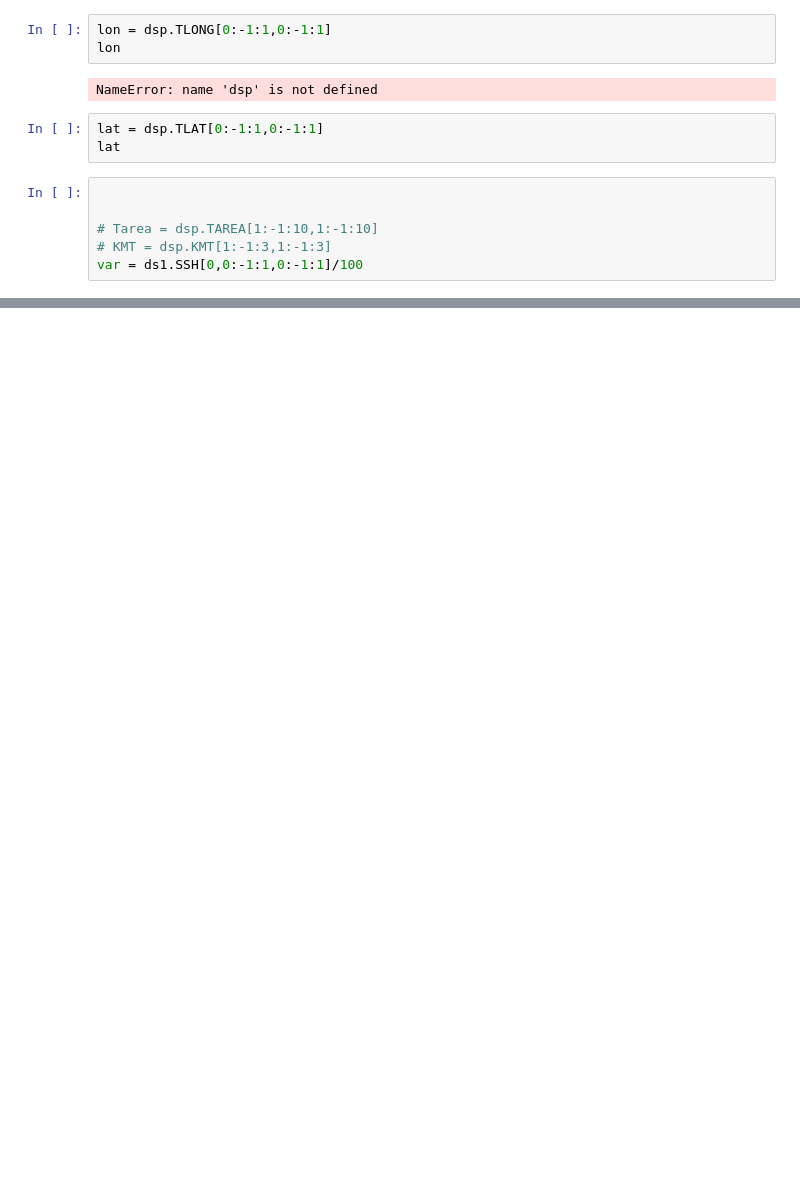
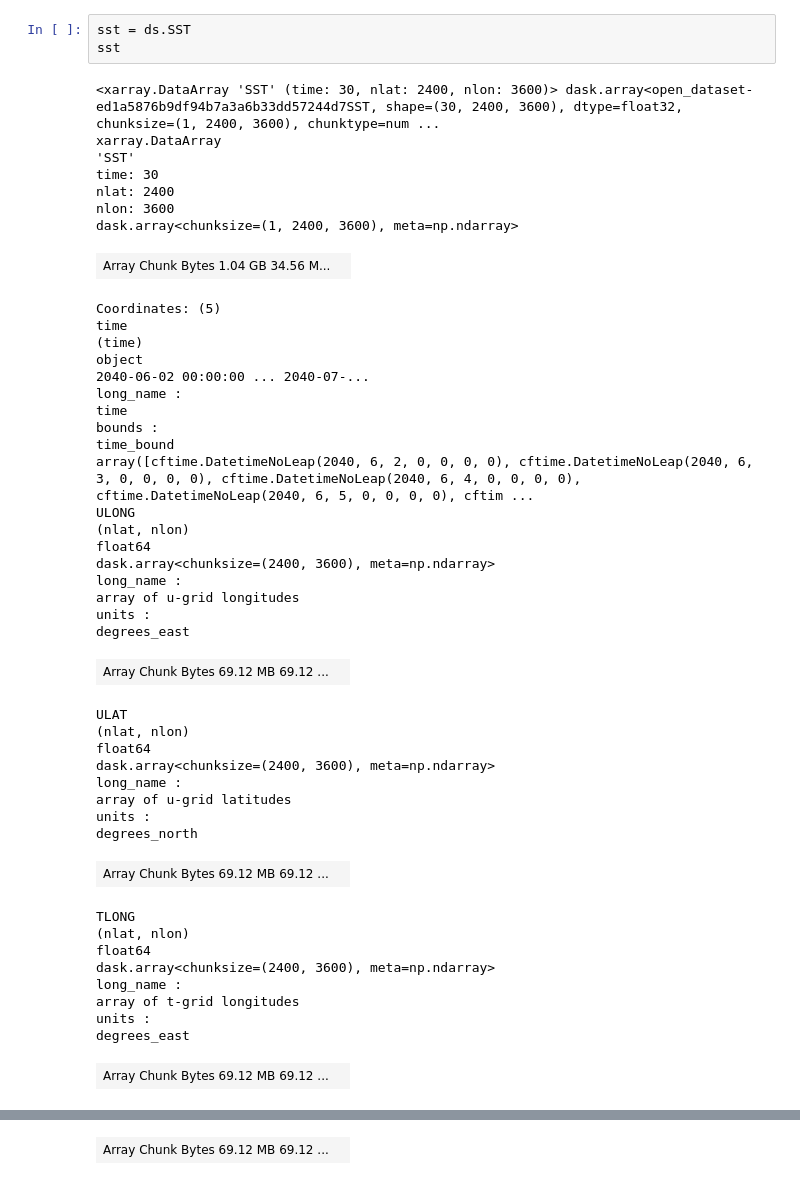
Before and after one commit to abishekg7/pangeo_binders, a Jupyter notebook: xarray_HR.ipynb, the cells around one changed output, grey strips where cells are left out. Drawn from its saved outputs; the diff is of its cells as text; blank space fills up the shorter version.

```diff
--- a/xarray_HR.ipynb
+++ b/xarray_HR.ipynb
@@ -21,14 +32,49 @@ NotImplementedError: Item assignment with <class 'tuple'> not supported
-# %%
-lon = dsp.TLONG[0:-1:1,0:-1:1]
-lon
-# %% [output]
-NameError: name 'dsp' is not defined
-# %%
-lat = dsp.TLAT[0:-1:1,0:-1:1]
-lat
-# %%
-
-
-# Tarea = dsp.TAREA[1:-1:10,1:-1:10]
-# KMT = dsp.KMT[1:-1:3,1:-1:3]
-var = ds1.SSH[0,0:-1:1,0:-1:1]/100
+# %%
+sst = ds.SST
+sst
+# %% [output]
+<xarray.DataArray 'SST' (time: 30, nlat: 2400, nlon: 3600)> dask.array<open_dataset-ed1a5876b9df94b7a3a6b33dd57244d7SST, shape=(30, 2400, 3600), dtype=float32, chunksize=(1, 2400, 3600), chunktype=num ...
+xarray.DataArray
+'SST'
+time: 30
+nlat: 2400
+nlon: 3600
+dask.array<chunksize=(1, 2400, 3600), meta=np.ndarray>
+| Array Chunk Bytes 1.04 GB 34.56 M... |  |
+Coordinates: (5)
+time
+(time)
+object
+2040-06-02 00:00:00 ... 2040-07-...
+long_name :
+time
+bounds :
+time_bound
+array([cftime.DatetimeNoLeap(2040, 6, 2, 0, 0, 0, 0), cftime.DatetimeNoLeap(2040, 6, 3, 0, 0, 0, 0), cftime.DatetimeNoLeap(2040, 6, 4, 0, 0, 0, 0), cftime.DatetimeNoLeap(2040, 6, 5, 0, 0, 0, 0), cftim ...
+ULONG
+(nlat, nlon)
+float64
+dask.array<chunksize=(2400, 3600), meta=np.ndarray>
+long_name :
+array of u-grid longitudes
+units :
+degrees_east
+| Array Chunk Bytes 69.12 MB 69.12 ... |  |
+ULAT
+(nlat, nlon)
+float64
+dask.array<chunksize=(2400, 3600), meta=np.ndarray>
+long_name :
+array of u-grid latitudes
+units :
+degrees_north
+| Array Chunk Bytes 69.12 MB 69.12 ... |  |
+TLONG
+(nlat, nlon)
+float64
+dask.array<chunksize=(2400, 3600), meta=np.ndarray>
+long_name :
+array of t-grid longitudes
+units :
+degrees_east
+| Array Chunk Bytes 69.12 MB 69.12 ... |  |
@@ -34,0 +89 @@ var = ds1.SSH[0,0:-1:1,0:-1:1]/100
+| Array Chunk Bytes 69.12 MB 69.12 ... |  |
```
Also changed, not shown: parts of 11 cells of this notebook, 2 other files.
